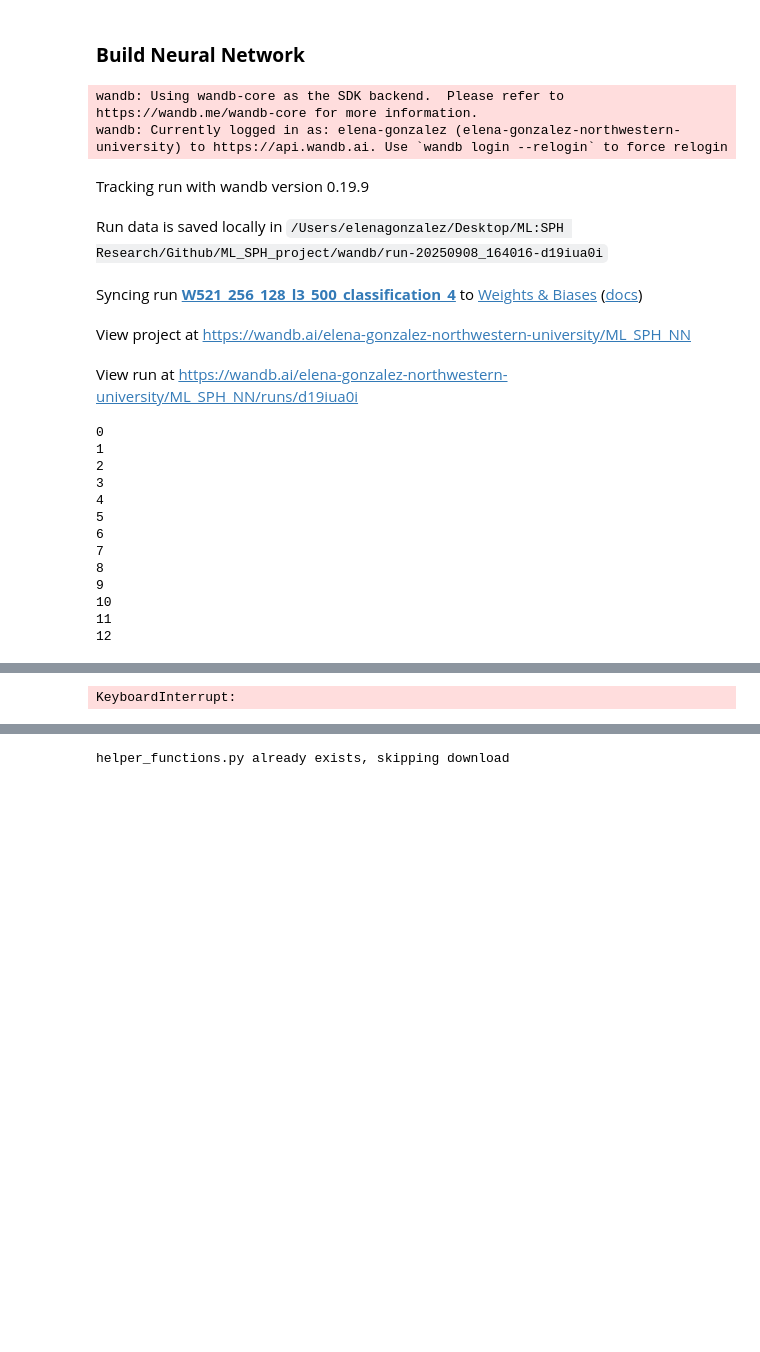
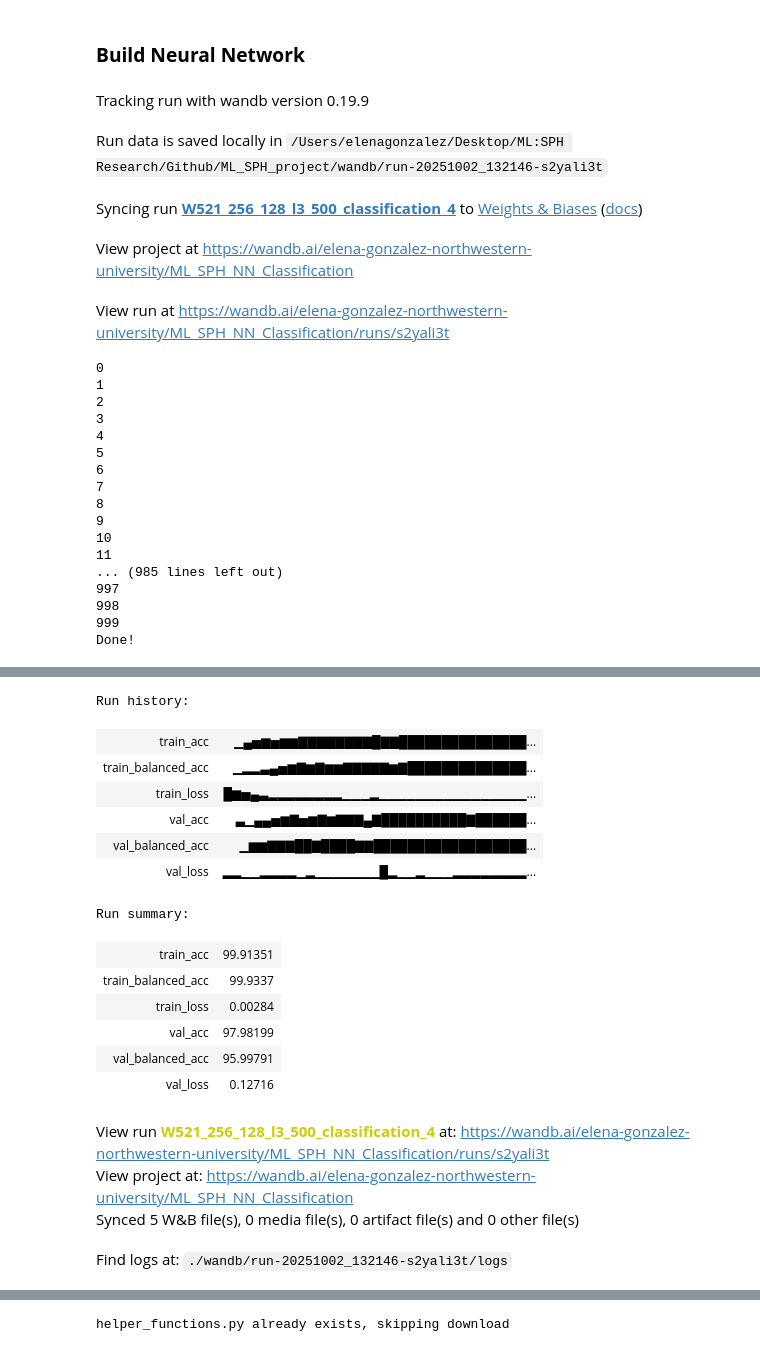
Before and after one commit to elenagonzalez870/ML_SPH_project, a Jupyter notebook: NN_classification.ipynb, the cells around one changed output, grey strips where cells are left out. Saved outputs shown, nothing was run; the diff lists cells and outputs as text; code cells hidden in the pictures; blank space fills up the shorter version.

```diff
--- a/NN_classification.ipynb
+++ b/NN_classification.ipynb
@@ -48,10 +52,9 @@ torch.backends.cudnn.benchmark = False
 # %%
 
 class CustomDataset(Dataset):
-    def __init__(self, labels, data, dir, transform=None, target_transform=None):
+    def __init__(self, labels, data, transform=None, target_transform=None):
         self.labels = labels
         self.data = data
-        self.dir = dir
         self.transform = transform
         self.target_transform = target_transform
 
@@ -208,7 +201,6 @@ def train(dataloader, model, loss_fn, optimizer):
         # Log metrics to wandb.
         correct += (pred.argmax(dim = 1) == y.argmax(dim = 1)).type(torch.float).sum().item()
 
-        # correct += (pred.argmax(dim=1) == y).type(torch.float).sum().item()
         # Store predictions and true labels
         y_true.extend(y.argmax(dim = 1).detach().cpu().numpy())  # Convert tensors to NumPy
         y_pred.extend(pred.argmax(dim = 1).detach().cpu().numpy())
@@ -242,10 +234,11 @@ def test(dataloader, model, loss_fn):
             y_true.extend(y.argmax(dim = 1).detach().cpu().numpy())  # Convert tensors to NumPy
             y_pred.extend(pred.argmax(dim = 1).detach().cpu().numpy())
 
+    balanced_acc = balanced_accuracy_score(y_true, y_pred)
+
     val_loss /= num_batches
     correct /= size
-
-    return val_loss
+    return val_loss, correct, balanced_acc, y_pred
 # %%
 # Get today's date as string
 date_str = datetime.datetime.now().strftime("%m%d")
@@ -262,7 +255,7 @@ run = wandb.init(
     # Set the wandb entity where your project will be logged (generally your team name).
     entity="elena-gonzalez-northwestern-university",
     # Set the wandb project where this run will be logged.
-    project="ML_SPH_NN",
+    project="ML_SPH_NN_Classification",
     name="W521_256_128_l3_500_classification_4",
     # Track hyperparameters and run metadata.
     config={
@@ -272,28 +265,26 @@ run = wandb.init(
         "epochs": 1000,
         "width": 521_256_128,
         "layers": 3,
-        "batch_size": 512,
+        "batch_size": 128,
         "labels":4
     },
 )
 
 run_id = wandb.run.id
-model_name = f"model_{date_str}_{run_id}"
+model_name = f"class_model_{date_str}_{run_id}"
 # %% [output]
-wandb: Using wandb-core as the SDK backend.  Please refer to https://wandb.me/wandb-core for more information.
-wandb: Currently logged in as: elena-gonzalez (elena-gonzalez-northwestern-university) to https://api.wandb.ai. Use `wandb login --relogin` to force relogin
 Tracking run with wandb version 0.19.9
-Run data is saved locally in /Users/elenagonzalez/Desktop/ML:SPH Research/Github/ML_SPH_project/wandb/run-20250908_164016-d19iua0i
+Run data is saved locally in /Users/elenagonzalez/Desktop/ML:SPH Research/Github/ML_SPH_project/wandb/run-20251002_132146-s2yali3t
 Syncing run W521_256_128_l3_500_classification_4 to Weights & Biases (docs)
-View project at https://wandb.ai/elena-gonzalez-northwestern-university/ML_SPH_NN
+View project at https://wandb.ai/elena-gonzalez-northwestern-university/ML_SPH_NN_Classification
-View run at https://wandb.ai/elena-gonzalez-northwestern-university/ML_SPH_NN/runs/d19iua0i
+View run at https://wandb.ai/elena-gonzalez-northwestern-university/ML_SPH_NN_Classification/runs/s2yali3t
 # %%
 from torch.optim.lr_scheduler import CosineAnnealingLR
 from sklearn.utils.class_weight import compute_class_weight
 
 # Get class weights for loss function
-# class_weights = compute_class_weight(class_weight='balanced', classes=np.unique(y_train), y=y_train)
-# class_weights = torch.tensor(class_weights, dtype=torch.float32).to(device)
+class_weights = compute_class_weight(class_weight='balanced', classes=np.unique(y_train), y=y_train)
+class_weights = torch.tensor(class_weights, dtype=torch.float).to(device)
 
 # Set Hyper-parameters
 epochs = 1000
@@ -310,7 +301,9 @@ model = NeuralNetwork()
 model = model.float()
 
 # Set loss functions, optimizer, and learning rate scheduler
-loss_fn = nn.CrossEntropyLoss()
+loss_fn = nn.CrossEntropyLoss(weight=class_weights)
+# loss_fn = nn.CrossEntropyLoss()
+
 optimizer = torch.optim.SGD(model.parameters(), lr=0.1)
 scheduler = CosineAnnealingLR(optimizer, T_max=epochs)
 
@@ -318,16 +311,11 @@ scheduler = CosineAnnealingLR(optimizer, T_max=epochs)
 for t in range(epochs):
     print(t)
     train(train_dataloader, model, loss_fn, optimizer)
-    val_loss= test(val_dataloader, model, loss_fn)
 
-    # Compute different accuracies for validation set
-    size = len(val_dataloader.dataset)
-    num_batches = len(val_dataloader)
-
-    # balanced_acc = balanced_accuracy_score(y_true, y_pred)
+    val_loss, val_correct, val_balanced_acc, _ = test(val_dataloader, model, loss_fn)
 
     # Log metrics to wandb.
-    # run.log({"val_acc": 100*correct, "val_balanced_acc": 100 * balanced_acc, "val_loss": val_loss, "class_val_loss": class_val_loss})
+    run.log({"val_acc": 100*val_correct, "val_balanced_acc": 100 * val_balanced_acc, "val_loss": val_loss})
 
     if val_loss < best_val_score:
         best_val_score = val_loss
@@ -361,4 +349,8 @@ run.finish()
 9
 10
 11
-12
+... (985 lines left out)
+997
+998
+999
+Done!
@@ -365,3 +358,20 @@ run.finish()
-KeyboardInterrupt:
+Run history:
+| train_acc | ▁▄▅▆▅▆▆▇▇▇▇▇▇▇▇█▇▇███████████████... |
+| train_balanced_acc | ▁▂▂▃▄▅▆▇▆▇▆▆▇▇▇▇▇▆▇██████████████... |
+| train_loss | █▆▅▄▃▂▂▂▂▂▂▂▂▁▁▁▂▁▁▁▁▁▁▁▁▁▁▁▁▁▁▁▁... |
+| val_acc | ▃▁▄▄▅▆▇▅▆▇▆▇▇▇▄▇██████████▇██████... |
+| val_balanced_acc | ▁▆▆▇▇▇██▇████▇▇██████████████████... |
+| val_loss | ▂▂▁▁▂▂▂▂▁▂▁▁▁▁▁▁▁█▂▁▁▂▁▁▁▂▂▂▂▂▂▂▂... |
+Run summary:
+| train_acc | 99.91351 |
+| train_balanced_acc | 99.9337 |
+| train_loss | 0.00284 |
+| val_acc | 97.98199 |
+| val_balanced_acc | 95.99791 |
+| val_loss | 0.12716 |
+View run W521_256_128_l3_500_classification_4 at: https://wandb.ai/elena-gonzalez-northwestern-university/ML_SPH_NN_Classification/runs/s2yali3t
+View project at: https://wandb.ai/elena-gonzalez-northwestern-university/ML_SPH_NN_Classification
+Synced 5 W&B file(s), 0 media file(s), 0 artifact file(s) and 0 other file(s)
+Find logs at: ./wandb/run-20251002_132146-s2yali3t/logs
 # %%
 model = NeuralNetwork()
```
Also changed, not shown: parts of 9 cells of this notebook, 23 other files.
